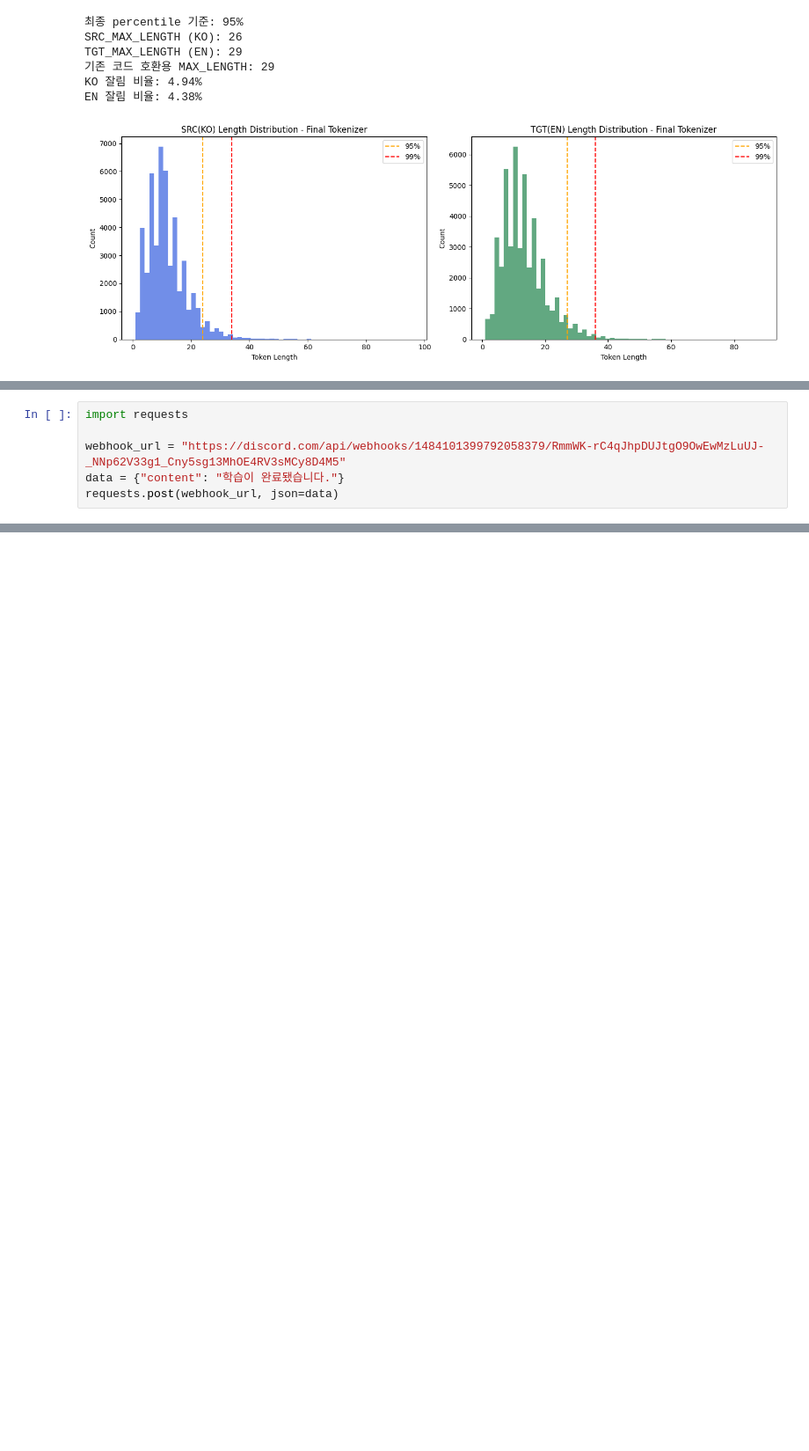
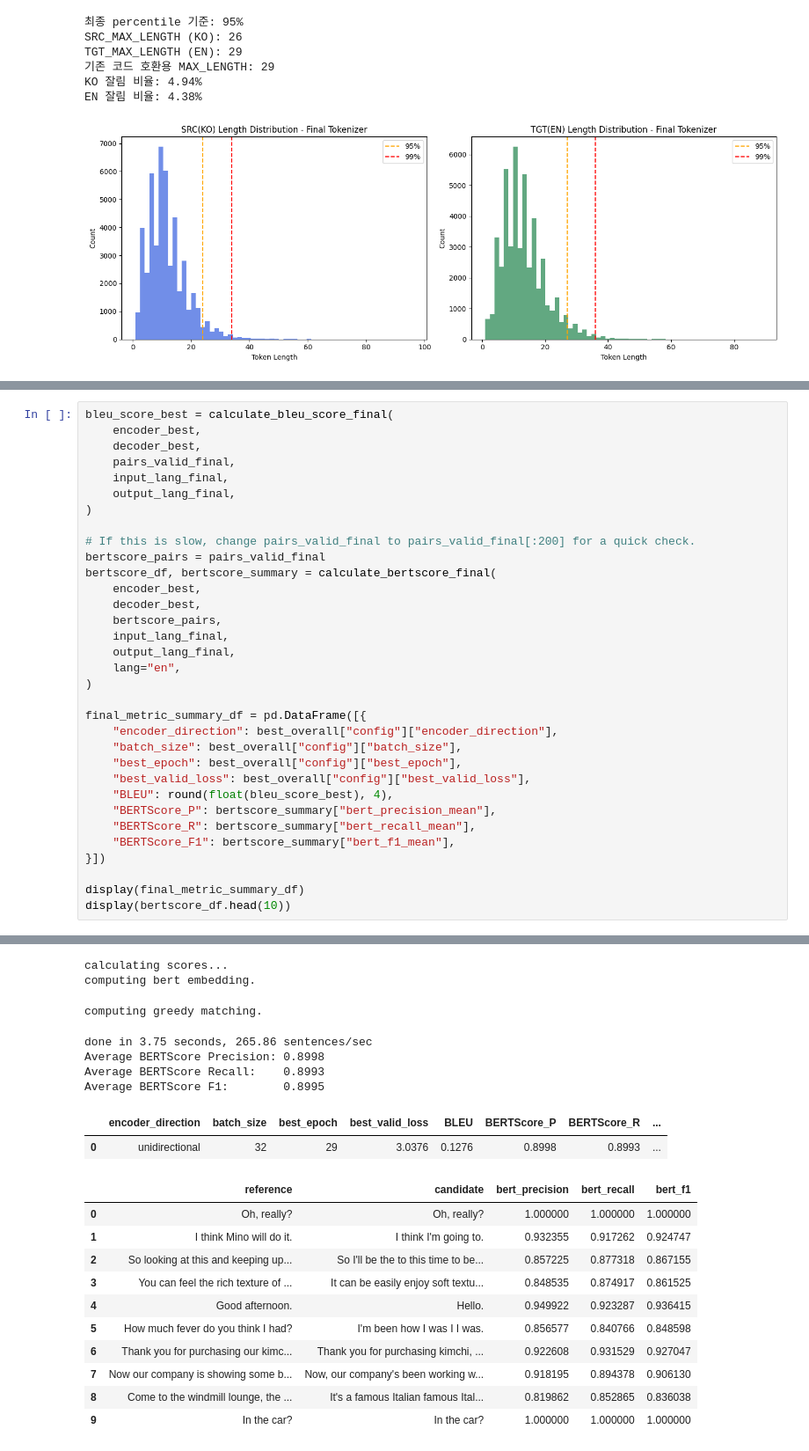
Before and after one commit to beomsookim1020/ko-en-seq2seq-attention, a Jupyter notebook: [수정된_베이스라인]11_한영_번역_Seq2Seq_Attention.ipynb, the cells around one changed output, grey strips where cells are left out. Shown at 88% size. Saved outputs shown, nothing was run; the diff lists cells and outputs as text; blank space fills up the shorter version.

```diff
--- a/[수정된_베이스라인]11_한영_번역_Seq2Seq_Attention.ipynb
+++ b/[수정된_베이스라인]11_한영_번역_Seq2Seq_Attention.ipynb
@@ -2262,6 +2733,34 @@ print(f"BLEU Score on Validation Set: {bleu_score_final:.4f}")
-# %%
-import requests
-
-webhook_url = "https://discord.com/api/webhooks/1484101399792058379/RmmWK-rC4qJhpDUJtgO9OwEwMzLuUJ-_NNp62V33g1_Cny5sg13MhOE4RV3sMCy8D4M5"
-data = {"content": "학습이 완료됐습니다."}
-requests.post(webhook_url, json=data)
+# %%
+bleu_score_best = calculate_bleu_score_final(
+    encoder_best,
+    decoder_best,
+    pairs_valid_final,
+    input_lang_final,
+    output_lang_final,
+)
+
+# If this is slow, change pairs_valid_final to pairs_valid_final[:200] for a quick check.
+bertscore_pairs = pairs_valid_final
+bertscore_df, bertscore_summary = calculate_bertscore_final(
+    encoder_best,
+    decoder_best,
+    bertscore_pairs,
+    input_lang_final,
+    output_lang_final,
+    lang="en",
+)
+
+final_metric_summary_df = pd.DataFrame([{
+    "encoder_direction": best_overall["config"]["encoder_direction"],
+    "batch_size": best_overall["config"]["batch_size"],
+    "best_epoch": best_overall["config"]["best_epoch"],
+    "best_valid_loss": best_overall["config"]["best_valid_loss"],
+    "BLEU": round(float(bleu_score_best), 4),
+    "BERTScore_P": bertscore_summary["bert_precision_mean"],
+    "BERTScore_R": bertscore_summary["bert_recall_mean"],
+    "BERTScore_F1": bertscore_summary["bert_f1_mean"],
+}])
+
+display(final_metric_summary_df)
+display(bertscore_df.head(10))
+# %% [output]
@@ -2267,0 +2791,20 @@ requests.post(webhook_url, json=data)
+calculating scores...
+computing bert embedding.
+computing greedy matching.
+done in 3.75 seconds, 265.86 sentences/sec
+Average BERTScore Precision: 0.8998
+Average BERTScore Recall:    0.8993
+Average BERTScore F1:        0.8995
+|  | encoder_direction | batch_size | best_epoch | best_valid_loss | BLEU | BERTScore_P | BERTScore_R | ... |
+| 0 | unidirectional | 32 | 29 | 3.0376 | 0.1276 | 0.8998 | 0.8993 | ... |
+|  | reference | candidate | bert_precision | bert_recall | bert_f1 |
+| 0 | Oh, really? | Oh, really? | 1.000000 | 1.000000 | 1.000000 |
+| 1 | I think Mino will do it. | I think I'm going to. | 0.932355 | 0.917262 | 0.924747 |
+| 2 | So looking at this and keeping up... | So I'll be the to this time to be... | 0.857225 | 0.877318 | 0.867155 |
+| 3 | You can feel the rich texture of ... | It can be easily enjoy soft textu... | 0.848535 | 0.874917 | 0.861525 |
+| 4 | Good afternoon. | Hello. | 0.949922 | 0.923287 | 0.936415 |
+| 5 | How much fever do you think I had? | I'm been how I was I I was. | 0.856577 | 0.840766 | 0.848598 |
+| 6 | Thank you for purchasing our kimc... | Thank you for purchasing kimchi, ... | 0.922608 | 0.931529 | 0.927047 |
+| 7 | Now our company is showing some b... | Now, our company's been working w... | 0.918195 | 0.894378 | 0.906130 |
+| 8 | Come to the windmill lounge, the ... | It's a famous Italian famous Ital... | 0.819862 | 0.852865 | 0.836038 |
+| 9 | In the car? | In the car? | 1.000000 | 1.000000 | 1.000000 |
```
Also changed, not shown: parts of 27 cells of this notebook.
